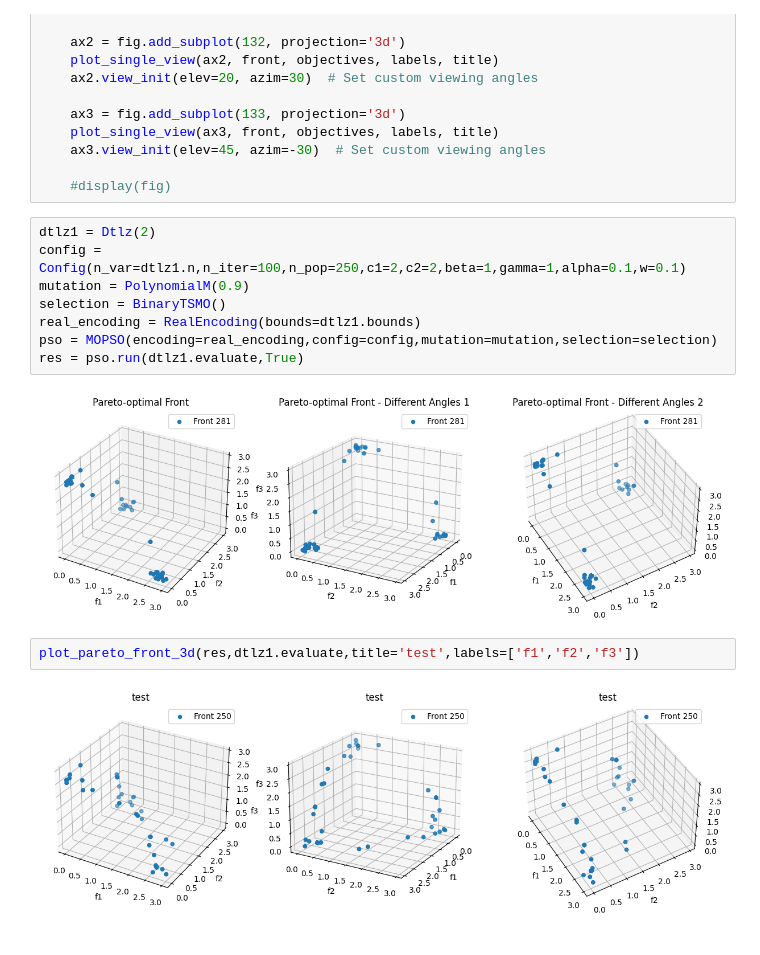
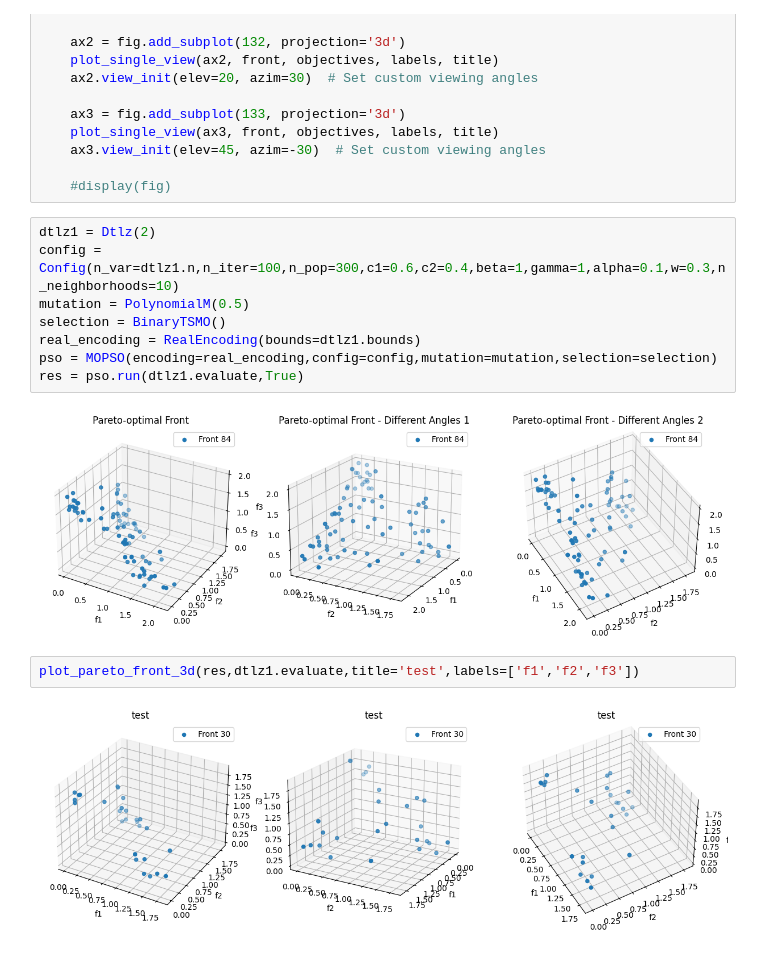
Before and after one commit to Butis498/GA, a Jupyter notebook: Final.ipynb, the cells around one changed output. Cells and saved outputs as stored; diff of their text form.

```diff
--- a/Final.ipynb
+++ b/Final.ipynb
@@ -39,15 +39,15 @@ def plot_pareto_front_3d(front, objectives, title="Pareto-optimal Front", labels
     #display(fig)
 # %%
 dtlz1 = Dtlz(2)
-config = Config(n_var=dtlz1.n,n_iter=100,n_pop=250,c1=2,c2=2,beta=1,gamma=1,alpha=0.1,w=0.1)
-mutation = PolynomialM(0.9)
+config = Config(n_var=dtlz1.n,n_iter=100,n_pop=300,c1=0.6,c2=0.4,beta=1,gamma=1,alpha=0.1,w=0.3,n_neighborhoods=10)
+mutation = PolynomialM(0.5)
 selection = BinaryTSMO()
 real_encoding = RealEncoding(bounds=dtlz1.bounds)
 pso = MOPSO(encoding=real_encoding,config=config,mutation=mutation,selection=selection)
 res = pso.run(dtlz1.evaluate,True)
 # %% [output]
-[figure, old version]
+[figure, new version]
 # %%
 plot_pareto_front_3d(res,dtlz1.evaluate,title='test',labels=['f1','f2','f3'])
 # %% [output]
-[figure, old version]
+[figure, new version]
```
Also changed, not shown: parts of 1 cell of this notebook, 2 other files.
